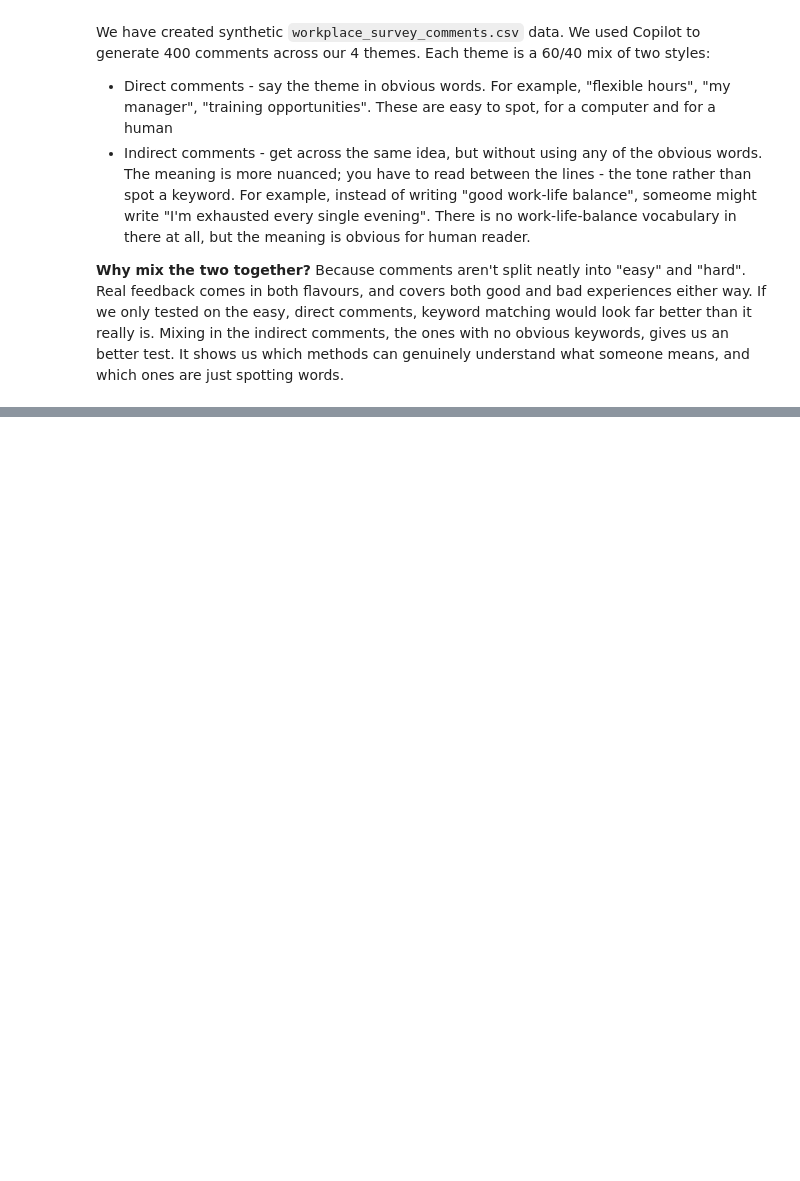
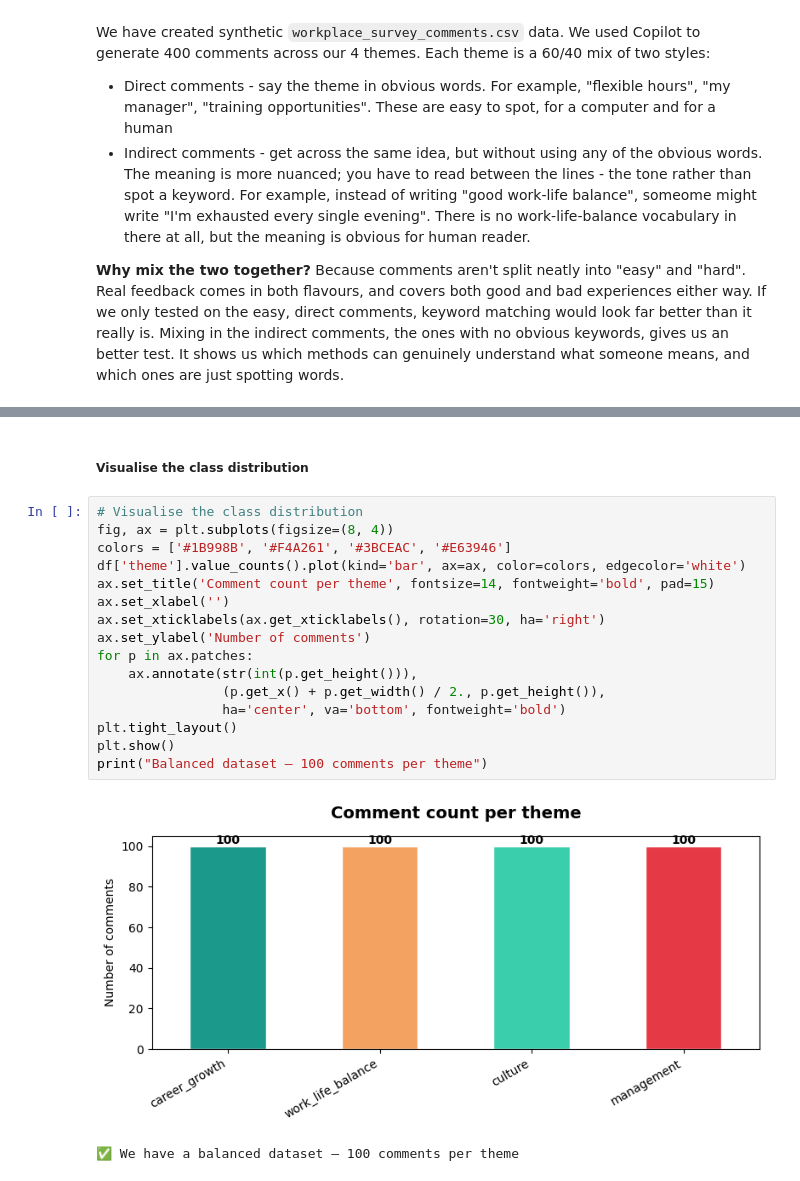
Before and after one commit to nhsbsa-data-analytics/coffee-and-coding, a Jupyter notebook: 2026-07-29 Classifying Survey Comments/Survey comment classification.ipynb, the cells around one changed output, grey strips where cells are left out. Drawn from its saved outputs; the diff is of its cells as text; blank space fills up the shorter version.

```diff
--- a/2026-07-29 Classifying Survey Comments/Survey comment classification.ipynb
+++ b/2026-07-29 Classifying Survey Comments/Survey comment classification.ipynb
@@ -93,0 +192,21 @@ We have created synthetic `workplace_survey_comments.csv` data. We used Copilot
+# %% [markdown]
+##### Visualise the class distribution
+# %%
+# Visualise the class distribution
+fig, ax = plt.subplots(figsize=(8, 4))
+colors = ['#1B998B', '#F4A261', '#3BCEAC', '#E63946']
+df['theme'].value_counts().plot(kind='bar', ax=ax, color=colors, edgecolor='white')
+ax.set_title('Comment count per theme', fontsize=14, fontweight='bold', pad=15)
+ax.set_xlabel('')
+ax.set_xticklabels(ax.get_xticklabels(), rotation=30, ha='right')
+ax.set_ylabel('Number of comments')
+for p in ax.patches:
+    ax.annotate(str(int(p.get_height())),
+                (p.get_x() + p.get_width() / 2., p.get_height()),
+                ha='center', va='bottom', fontweight='bold')
+plt.tight_layout()
+plt.show()
+print("Balanced dataset — 100 comments per theme")
+# %% [output]
+[figure, added]
+✅ We have a balanced dataset — 100 comments per theme
```
Also changed, not shown: parts of 4 cells of this notebook.
